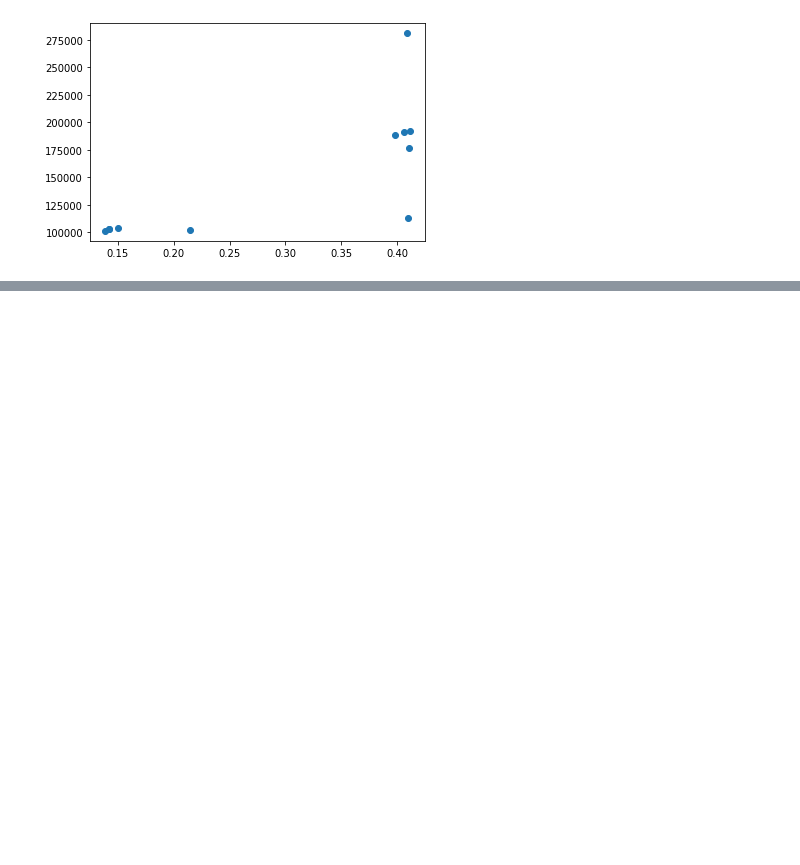
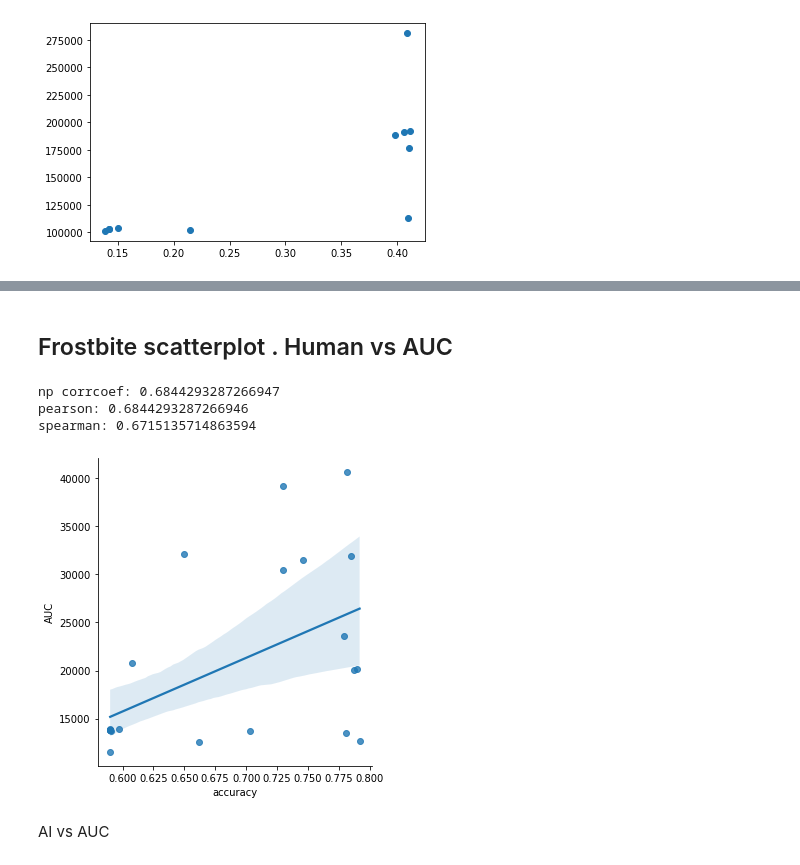
Before and after one commit to fezilemahlangu/My-Research-Project-2022, a Jupyter notebook: AreaUnderCurve.ipynb, the cells around one changed output, grey strips where cells are left out. Drawn from its saved outputs; the diff is of its cells as text; code cells hidden in the pictures; blank space fills up the shorter version.

```diff
--- a/AreaUnderCurve.ipynb
+++ b/AreaUnderCurve.ipynb
@@ -373,0 +354,5 @@ plt.show()
+# %% [markdown]
+## Frostbite scatterplot . Human vs AUC
+# %%
+areas=[32081,13693,13795,30444,20743,13738,13837,20197,40587,31861,20047,31467,39193,13822,23554,11551,13965,13774,13950]
+acc=[0.65,0.70,0.59,0.73,0.608,0.59,0.59,0.79,0.782,0.785,0.787,0.746,0.73,0.6,0.7789,0.59,0.59,0.59,0.6]
@@ -373,0 +364,19 @@ plt.show()
+# %%
+print(f"np corrcoef: {np.corrcoef(acc,areas)[0,1]}")
+print(f"pearson: {scipy.stats.pearsonr(acc,areas)[0]}")  # Pearson's r
+print(f"spearman: {scipy.stats.spearmanr(acc,areas)[0]}") # Spearman's rho
+# %% [output]
+np corrcoef: 0.6844293287266947
+pearson: 0.6844293287266946
+spearman: 0.6715135714863594
+# %%
+d = {'accuracy':acc,
+        'AUC': areas}
+
+df = pd.DataFrame(d)
+# %%
+ax = sns.lmplot(x="accuracy", y="AUC", data=df)
+# %% [output]
+[figure, added]
+# %% [markdown]
+AI vs AUC
```
Also changed, not shown: parts of 48 cells of this notebook.
